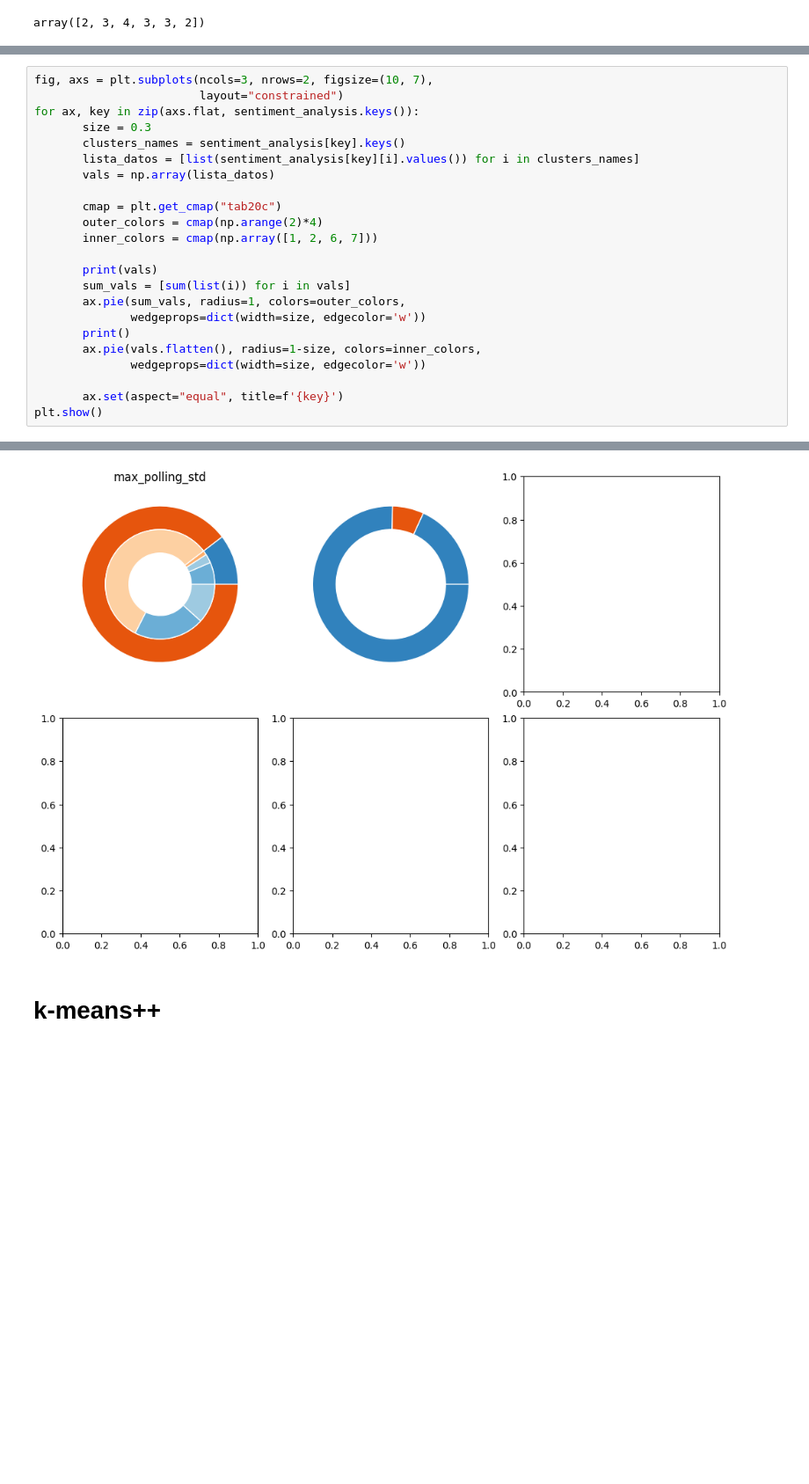
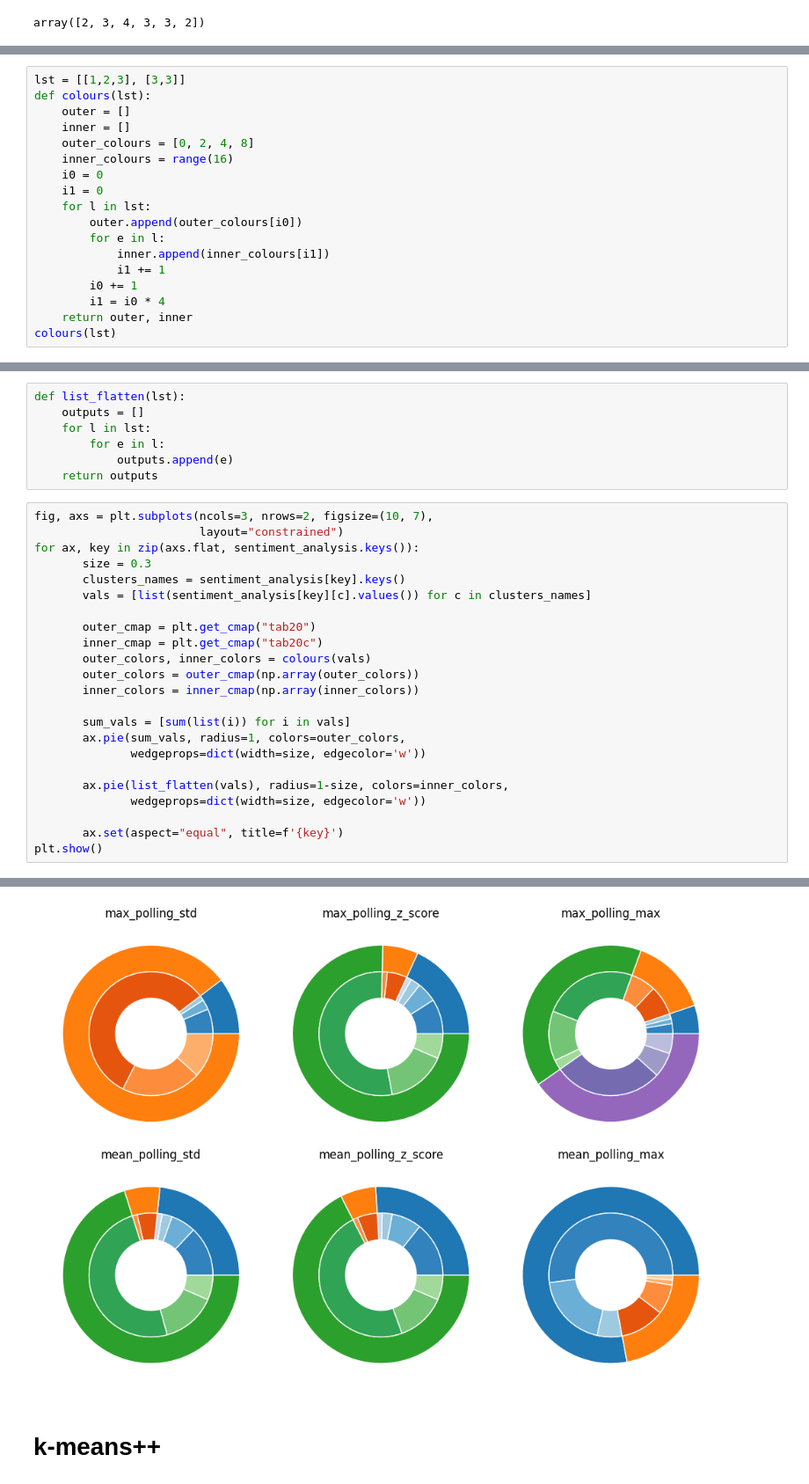
Before and after one commit to jpnahuelpan/TT-Pregrado, a Jupyter notebook: notebooks/1.2-jpn-agrupamiento.ipynb, the cells around one changed output, grey strips where cells are left out. Shown at 88% size. Drawn from its saved outputs; the diff is of its cells as text; blank space fills up the shorter version.

Commit message:
se creo la grafica para visualizar la proporción de sentimiento en cada grupo generado
nota: falta agregar los labels y las cantidades en las graficas

```diff
--- a/notebooks/1.2-jpn-agrupamiento.ipynb
+++ b/notebooks/1.2-jpn-agrupamiento.ipynb
@@ -288,0 +273,18 @@ others (40), anger (15), sadness (5) & others (9), sadness (6), anger (1), joy (
+# %%
+lst = [[1,2,3], [3,3]]
+def colours(lst):
+    outer = []
+    inner = []
+    outer_colours = [0, 2, 4, 8]
+    inner_colours = range(16)
+    i0 = 0
+    i1 = 0
+    for l in lst:
+        outer.append(outer_colours[i0])
+        for e in l:
+            inner.append(inner_colours[i1])
+            i1 += 1
+        i0 += 1
+        i1 = i0 * 4
+    return outer, inner
+colours(lst)
@@ -289,22 +293,29 @@ others (40), anger (15), sadness (5) & others (9), sadness (6), anger (1), joy (
+# %%
+def list_flatten(lst):
+    outputs = []
+    for l in lst:
+        for e in l:
+            outputs.append(e)
+    return outputs
 # %%
 fig, axs = plt.subplots(ncols=3, nrows=2, figsize=(10, 7),
                         layout="constrained")
 for ax, key in zip(axs.flat, sentiment_analysis.keys()):
        size = 0.3
        clusters_names = sentiment_analysis[key].keys()
-       lista_datos = [list(sentiment_analysis[key][i].values()) for i in clusters_names]
-       vals = np.array(lista_datos)
+       vals = [list(sentiment_analysis[key][c].values()) for c in clusters_names]
 
-       cmap = plt.get_cmap("tab20c")
-       outer_colors = cmap(np.arange(2)*4)
-       inner_colors = cmap(np.array([1, 2, 6, 7]))
+       outer_cmap = plt.get_cmap("tab20")
+       inner_cmap = plt.get_cmap("tab20c")
+       outer_colors, inner_colors = colours(vals)
+       outer_colors = outer_cmap(np.array(outer_colors))
+       inner_colors = inner_cmap(np.array(inner_colors))
 
-       print(vals)
        sum_vals = [sum(list(i)) for i in vals]
        ax.pie(sum_vals, radius=1, colors=outer_colors,
               wedgeprops=dict(width=size, edgecolor='w'))
-       print()
-       ax.pie(vals.flatten(), radius=1-size, colors=inner_colors,
+
+       ax.pie(list_flatten(vals), radius=1-size, colors=inner_colors,
               wedgeprops=dict(width=size, edgecolor='w'))
 
        ax.set(aspect="equal", title=f'{key}')
@@ -318,4 +324,4 @@ ValueError: setting an array element with a sequence.
-[figure, old version]
+[figure, new version]
 # %% [markdown]
 # k-means++
 # %%
```
Also changed, not shown: parts of 5 cells of this notebook.
